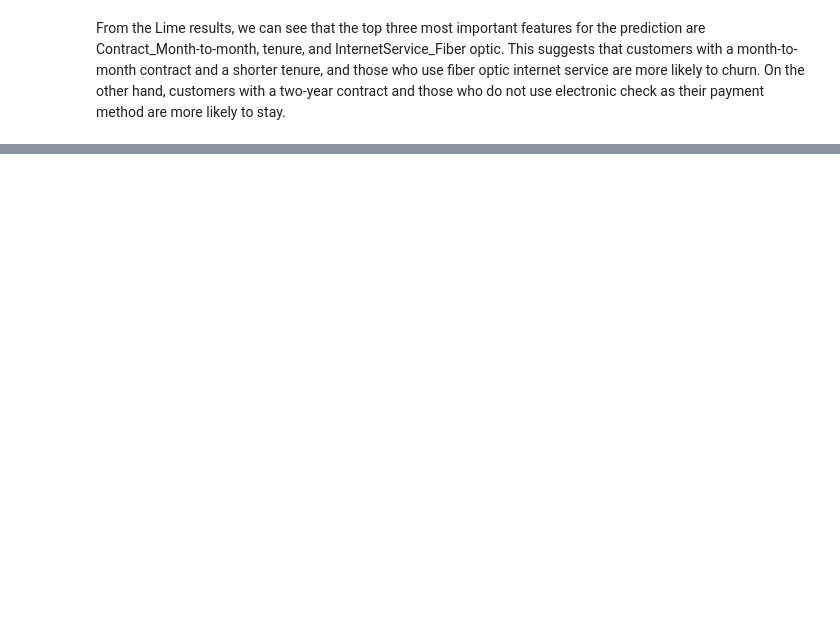
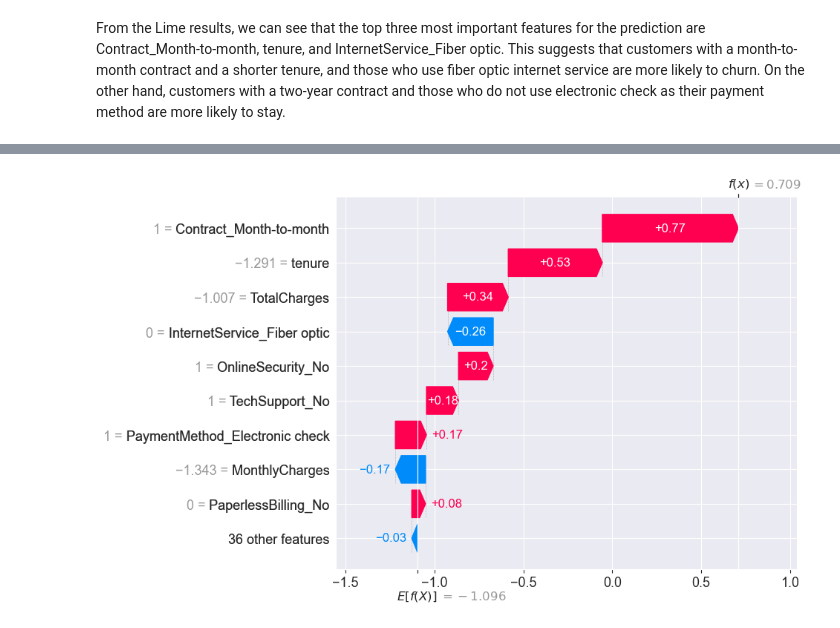
Before and after one commit to JacobJ215/Churn-Analysis-and-Prediction, a Jupyter notebook: churn.ipynb, the cells around one changed output, grey strips where cells are left out. Saved outputs shown, nothing was run; the diff lists cells and outputs as text; code cells hidden in the pictures; blank space fills up the shorter version.

```diff
--- a/churn.ipynb
+++ b/churn.ipynb
@@ -837,0 +863,5 @@ From the Lime results, we can see that the top three most important features for
+# %%
+# plot the SHAP values
+shap.plots.waterfall(shap_values[0])
+# %% [output]
+[figure, added]
```
Also changed, not shown: parts of 17 cells of this notebook, 1 other file.
